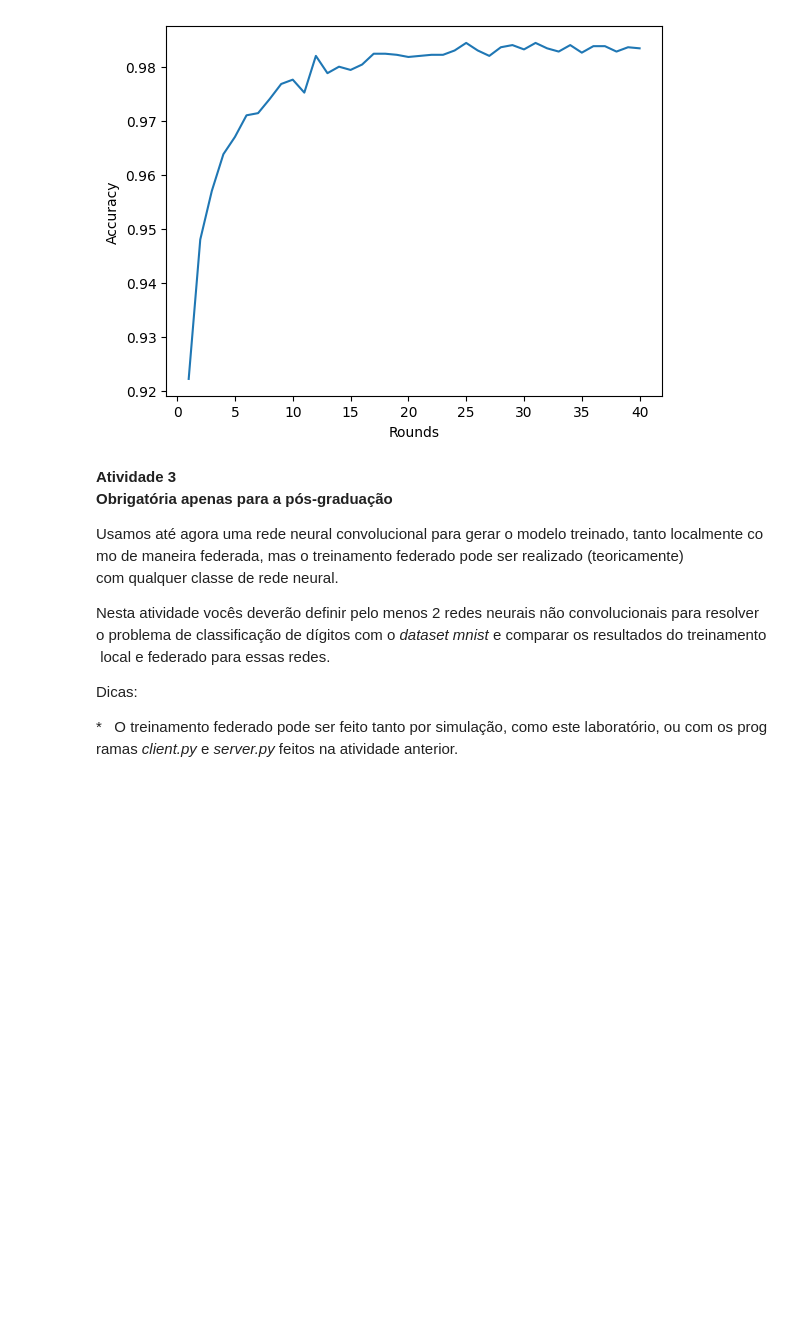
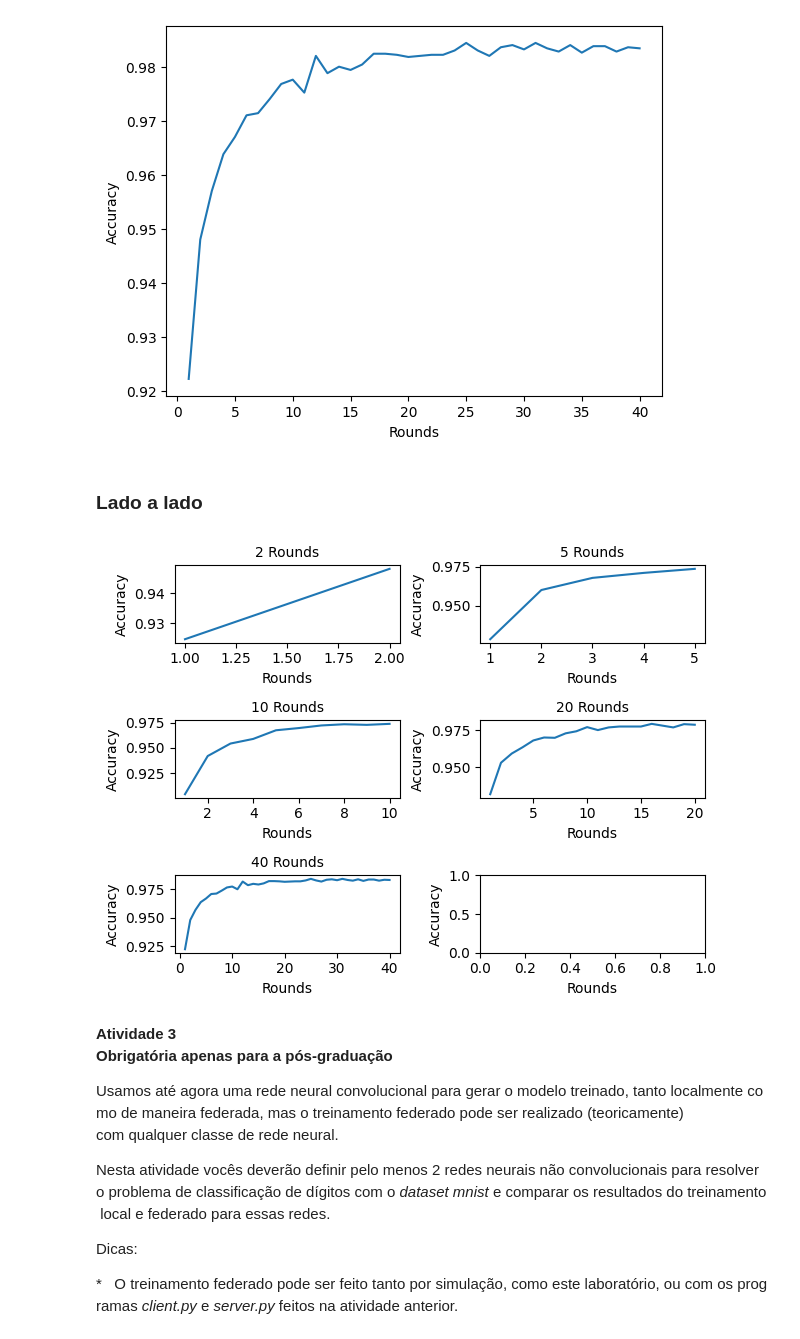
Before and after one commit to thiago-tsms/UFES-programacao-paralela, a Jupyter notebook: Laboratório II/Lab_2_Aprendizado_Federado.ipynb, the cells around one changed output. Saved outputs shown, nothing was run; the diff lists cells and outputs as text; code cells hidden in the pictures; blank space fills up the shorter version.

```diff
--- a/Laboratório II/Lab_2_Aprendizado_Federado.ipynb
+++ b/Laboratório II/Lab_2_Aprendizado_Federado.ipynb
@@ -784,6 +784,39 @@ plt.ylabel("Accuracy")
 plt.show()
 # %% [output]
 [figure]
+# %% [markdown]
+### Lado a lado
+# %%
+#plt.figure(figsize=(15, 8))
+
+fig, axs = plt.subplots(3, 2)
+
+(x, y) = zip(*read_file('results/result_2.csv'))
+axs[0, 0].plot(x, y)
+axs[0, 0].set_title('2 Rounds', fontsize=10)
+
+(x, y) = zip(*read_file('results/result_5.csv'))
+axs[0, 1].plot(x, y)
+axs[0, 1].set_title('5 Rounds', fontsize=10)
+
+(x, y) = zip(*read_file('results/result_10.csv'))
+axs[1, 0].plot(x, y)
+axs[1, 0].set_title('10 Rounds', fontsize=10)
+
+(x, y) = zip(*read_file('results/result_20.csv'))
+axs[1, 1].plot(x, y)
+axs[1, 1].set_title('20 Rounds', fontsize=10)
+
+(x, y) = zip(*read_file('results/result_40.csv'))
+axs[2, 0].plot(x, y)
+axs[2, 0].set_title('40 Rounds', fontsize=10)
+
+
+[ax.set(xlabel='Rounds', ylabel='Accuracy') for ax in axs.flat]
+
+plt.tight_layout();
+# %% [output]
+[figure, added]
 # %% [markdown]
 **Atividade 3**\
 **Obrigatória apenas para a pós-graduação**
```
Also changed, not shown: 1 other file.
